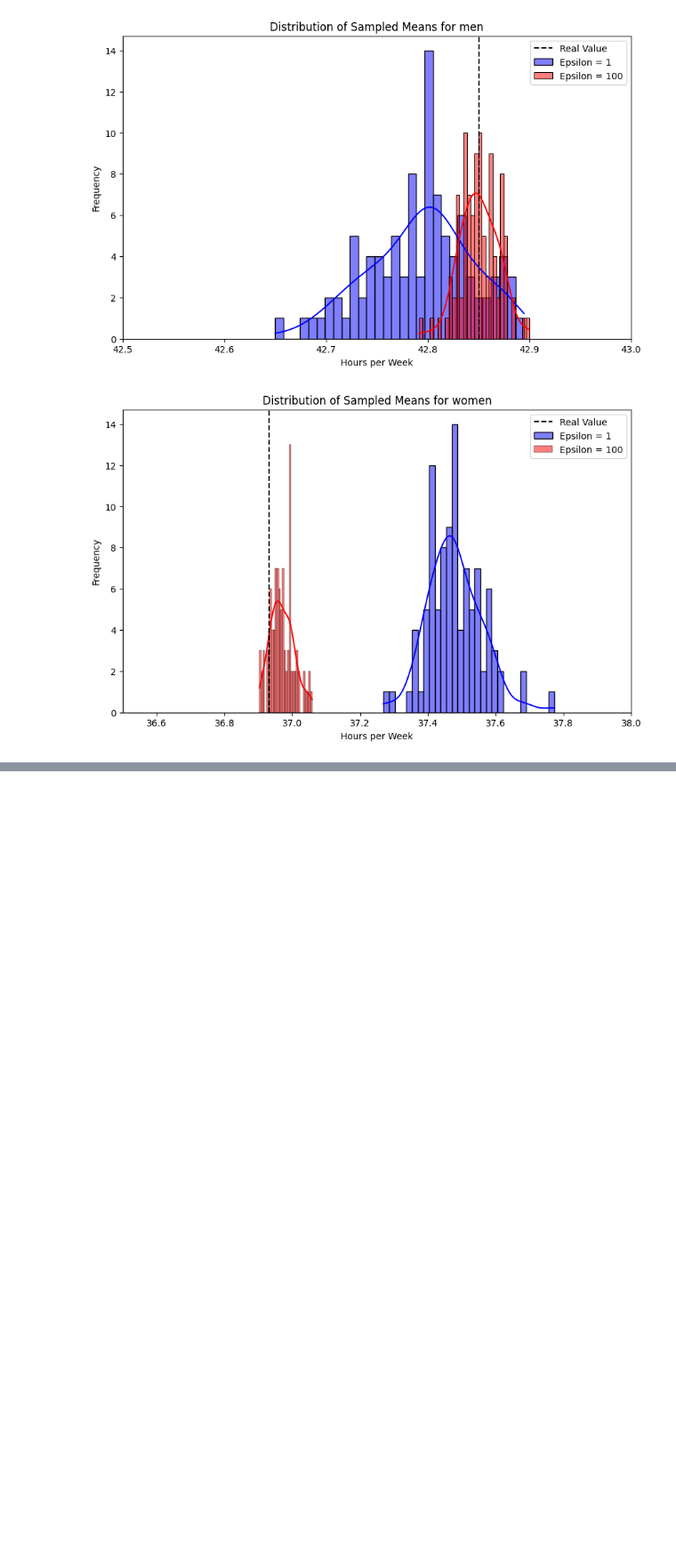
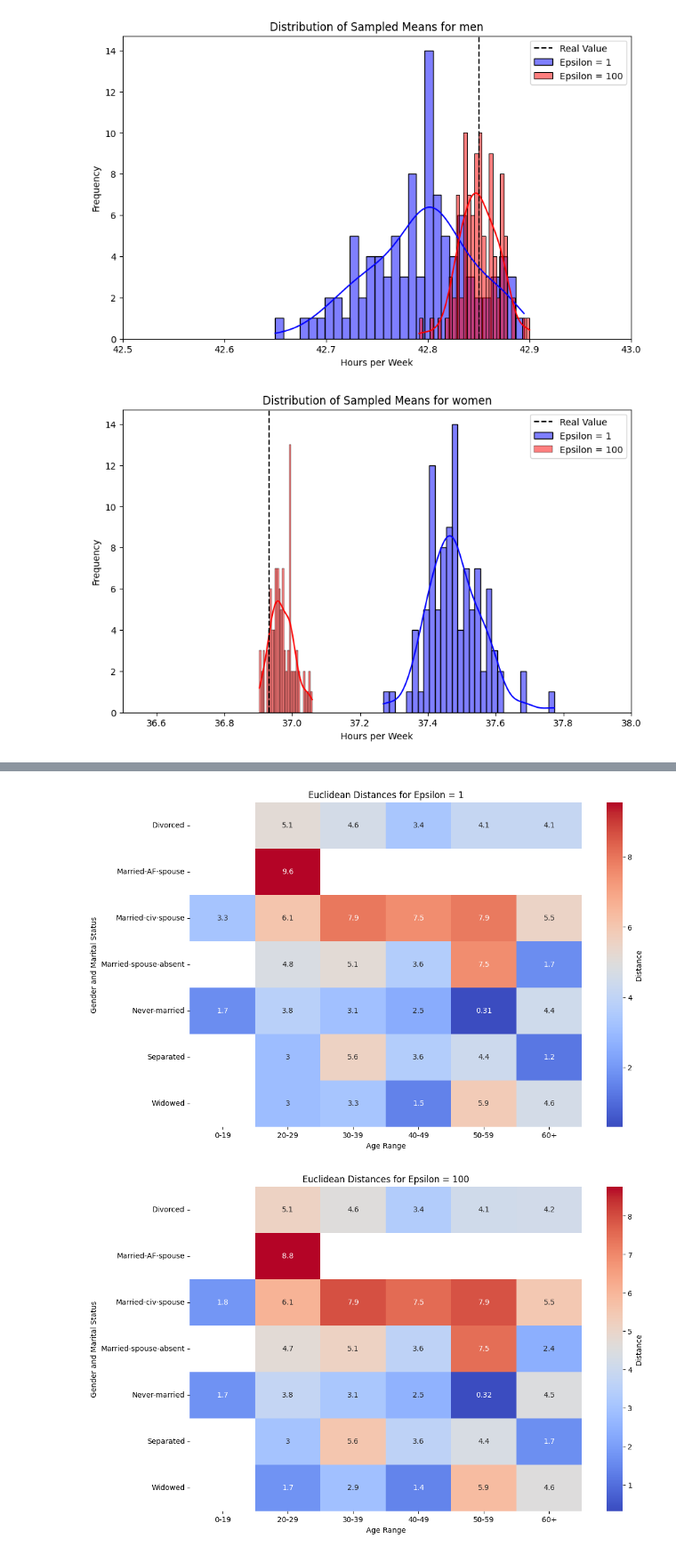
Before and after one commit to yann223/test_dp, a Jupyter notebook: mst.ipynb, the cells around one changed output, grey strips where cells are left out. Shown at 89% size. Saved outputs shown, nothing was run; the diff lists cells and outputs as text; code cells hidden in the pictures; blank space fills up the shorter version.

```diff
--- a/mst.ipynb
+++ b/mst.ipynb
@@ -240,0 +305,3 @@ plt.show()
+# %%
+mean_hours_per_week_by_gender_marital_age_sampled_1 = sampled_means_q2_df.mean()
+print(mean_hours_per_week_by_gender_marital_age_sampled_1.to_markdown())
@@ -240,0 +326,13 @@ plt.show()
+# %%
+num_samples = 100
+sampled_means_q2_100 = []
+
+for _ in range(num_samples):
+    sampled_q2_100 = synth_100_q2.sample(10000)
+    mean_hours_q2 = sampled_q2_100.groupby(['gender', 'marital-status', 'age_range'])['hours-per-week'].mean()
+    sampled_means_q2_100.append(mean_hours_q2)
+
+sampled_means_q2_100_df = pd.DataFrame(sampled_means_q2_100)
+
+mean_hours_per_week_by_gender_marital_age_sampled_100 = sampled_means_q2_100_df.mean()
+print(mean_hours_per_week_by_gender_marital_age_sampled_100)
@@ -240,0 +353,4 @@ plt.show()
+# %%
+q2_or = {}
+q2_1 = {}
+q2_100 = {}
@@ -240,0 +401,38 @@ plt.show()
+# %%
+import seaborn as sns
+
+import matplotlib.pyplot as plt
+
+# Convert distances_1 and distances_100 to DataFrames for easier plotting
+distances_1_df = pd.DataFrame.from_dict(distances_1, orient='index', columns=['Distance'])
+distances_1_df.reset_index(inplace=True)
+distances_1_df[['marital-status', 'age_range']] = pd.DataFrame(distances_1_df['index'].tolist(), index=distances_1_df.index)
+distances_1_df.drop(columns=['index'], inplace=True)
+
+distances_100_df = pd.DataFrame.from_dict(distances_100, orient='index', columns=['Distance'])
+distances_100_df.reset_index(inplace=True)
+distances_100_df[['marital-status', 'age_range']] = pd.DataFrame(distances_100_df['index'].tolist(), index=distances_100_df.index)
+distances_100_df.drop(columns=['index'], inplace=True)
+
+# Pivot the DataFrames to create matrices for heatmaps
+heatmap_data_1 = distances_1_df.pivot_table(index=['marital-status'], columns='age_range', values='Distance')
+heatmap_data_100 = distances_100_df.pivot_table(index=['marital-status'], columns='age_range', values='Distance')
+
+# Plot heatmap for epsilon = 1
+plt.figure(figsize=(12, 8))
+sns.heatmap(heatmap_data_1, annot=True, cmap='coolwarm', cbar_kws={'label': 'Distance'})
+plt.title('Euclidean Distances for Epsilon = 1')
+plt.xlabel('Age Range')
+plt.ylabel('Gender and Marital Status')
+plt.show()
+
+# Plot heatmap for epsilon = 100
+plt.figure(figsize=(12, 8))
+sns.heatmap(heatmap_data_100, annot=True, cmap='coolwarm', cbar_kws={'label': 'Distance'})
+plt.title('Euclidean Distances for Epsilon = 100')
+plt.xlabel('Age Range')
+plt.ylabel('Gender and Marital Status')
+plt.show()
+# %% [output]
+[figure, added]
+[figure, added]
```
Also changed, not shown: parts of 14 cells of this notebook.
